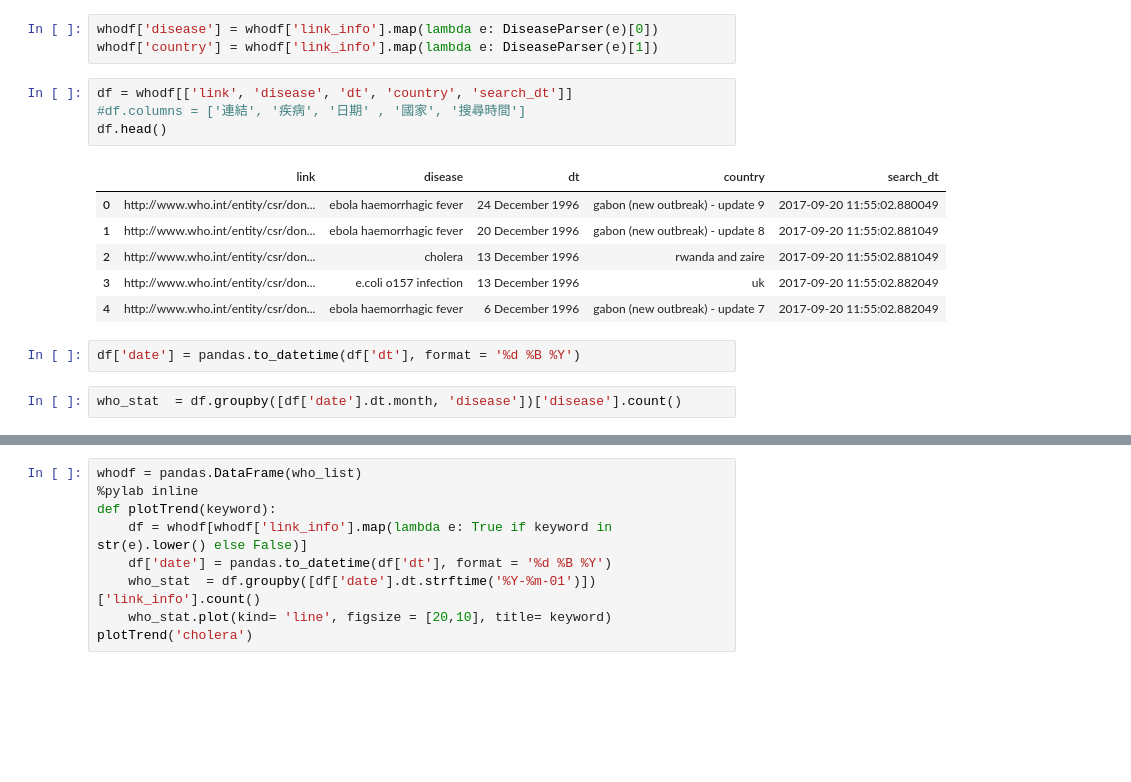
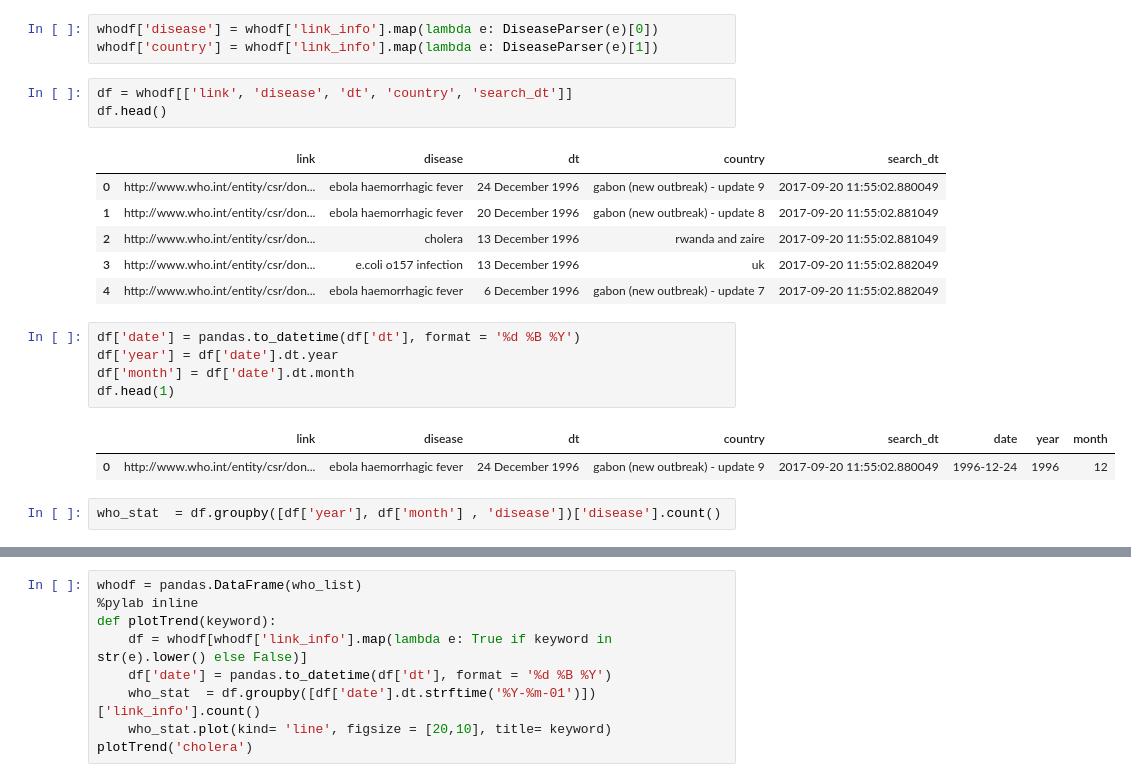
Before and after one commit to ywchiu/cdc_course, a Jupyter notebook: Homework5.ipynb, the cells around one changed output, grey strips where cells are left out. Saved outputs shown, nothing was run; the diff lists cells and outputs as text; blank space fills up the shorter version.

```diff
--- a/Homework5.ipynb
+++ b/Homework5.ipynb
@@ -212,7 +212,6 @@ whodf['disease'] = whodf['link_info'].map(lambda e: DiseaseParser(e)[0])
 whodf['country'] = whodf['link_info'].map(lambda e: DiseaseParser(e)[1])
 # %%
 df = whodf[['link', 'disease', 'dt', 'country', 'search_dt']]
-#df.columns = ['連結', '疾病', '日期' , '國家', '搜尋時間']
 df.head()
 # %% [output]
 |  | link | disease | dt | country | search_dt |
@@ -223,8 +222,14 @@ df.head()
 | 4 | http://www.who.int/entity/csr/don... | ebola haemorrhagic fever | 6 December 1996 | gabon (new outbreak) - update 7 | 2017-09-20 11:55:02.882049 |
 # %%
 df['date'] = pandas.to_datetime(df['dt'], format = '%d %B %Y')
+df['year'] = df['date'].dt.year
+df['month'] = df['date'].dt.month
+df.head(1)
+# %% [output]
+|  | link | disease | dt | country | search_dt | date | year | month |
+| 0 | http://www.who.int/entity/csr/don... | ebola haemorrhagic fever | 24 December 1996 | gabon (new outbreak) - update 9 | 2017-09-20 11:55:02.880049 | 1996-12-24 | 1996 | 12 |
 # %%
-who_stat  = df.groupby([df['date'].dt.month, 'disease'])['disease'].count()
+who_stat  = df.groupby([df['year'], df['month'] , 'disease'])['disease'].count()
 # %%
 whodf = who_stat.to_frame()
 whodf.columns = ['cnt']
```
Also changed, not shown: parts of 3 cells of this notebook.
